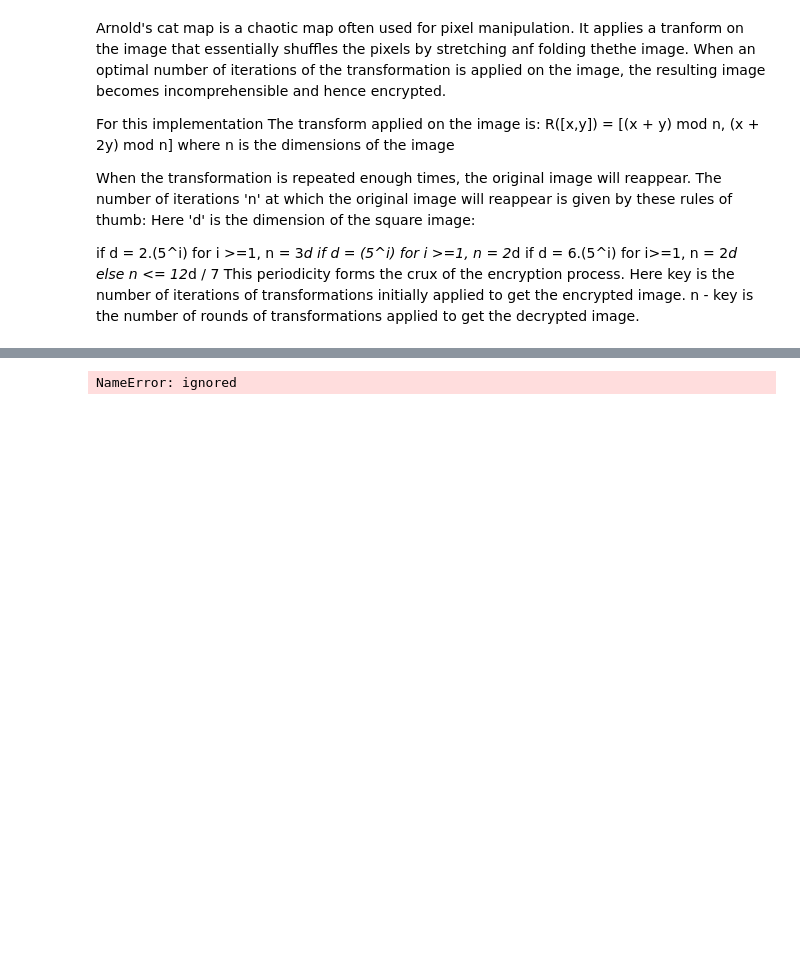
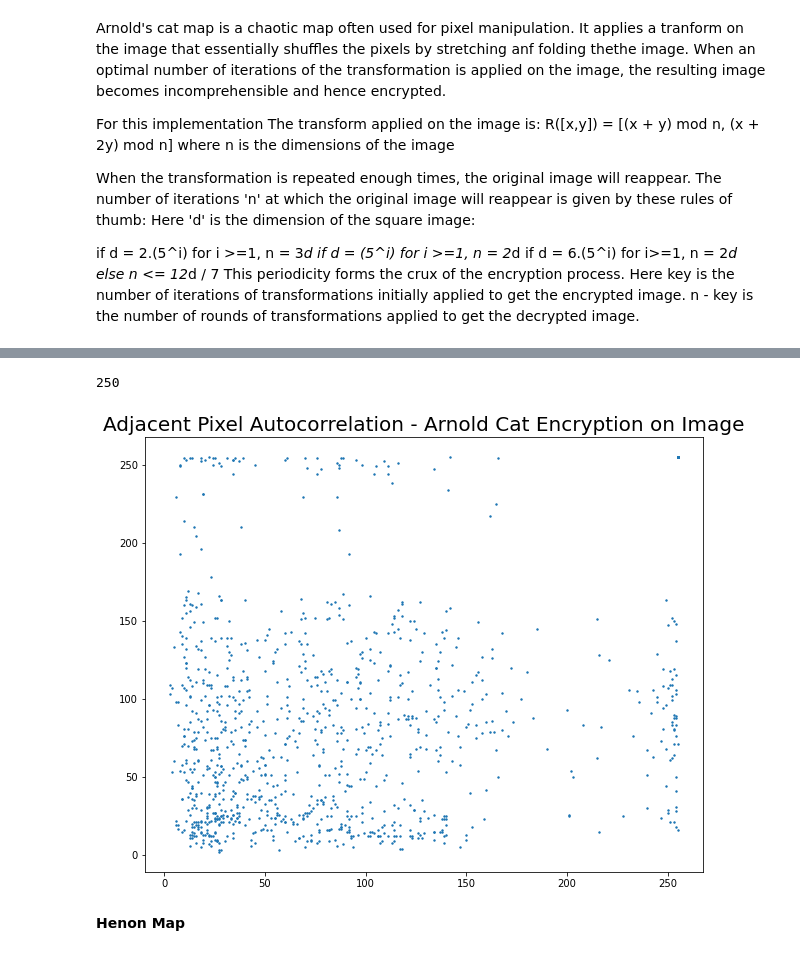
Before and after one commit to nishantdotcom/Cryptographic-Key-Generation, a Jupyter notebook: Image_encryption_using_henon_and_arnold_cat_map.ipynb, the cells around one changed output, grey strips where cells are left out. Saved outputs shown, nothing was run; the diff lists cells and outputs as text; code cells hidden in the pictures; blank space fills up the shorter version.

```diff
--- a/Image_encryption_using_henon_and_arnold_cat_map.ipynb
+++ b/Image_encryption_using_henon_and_arnold_cat_map.ipynb
@@ -34,3 +60,15 @@ TypeError: ignored
+# %%
+def getImageMatrix_gray(imageName):
+    im = Image.open(imageName).convert('LA')
+    pix = im.load()
+    image_size = im.size
+    image_matrix = []
+    for width in range(int(image_size[0])):
+        row = []
+        for height in range(int(image_size[1])):
+                row.append((pix[width,height]))
+        image_matrix.append(row)
+    return image_matrix,image_size[0]
 # %%
 def ArnoldCatTransform(img, num):
     rows, cols, ch = img.shape
@@ -120,5 +158,24 @@ plt.figure(figsize=(10,8))
 plt.scatter(samples_x,samples_y,s=2)
 plt.title('Adjacent Pixel Autocorrelation - Original Image', fontsize=20)
 plt.show()
-# %% [output]
-NameError: ignored
+# %%
+image = "HorizonZero_ArnoldcatEnc"
+ext = ".png"
+ImageMatrix,image_size = getImageMatrix_gray(image+ext)
+samples_x = []
+samples_y = []
+print(image_size)
+for i in range(1024):
+  x = random.randint(0,image_size-2)
+  y = random.randint(0,image_size-1)
+  samples_x.append(ImageMatrix[x][y])
+  samples_y.append(ImageMatrix[x+1][y])
+plt.figure(figsize=(10,8))
+plt.scatter(samples_x,samples_y,s=2)
+plt.title('Adjacent Pixel Autocorrelation - Arnold Cat Encryption on Image', fontsize=20)
+plt.show()
+# %% [output]
+250
+[figure, added]
+# %% [markdown]
+**Henon Map**
```
Also changed, not shown: parts of 32 cells of this notebook.
